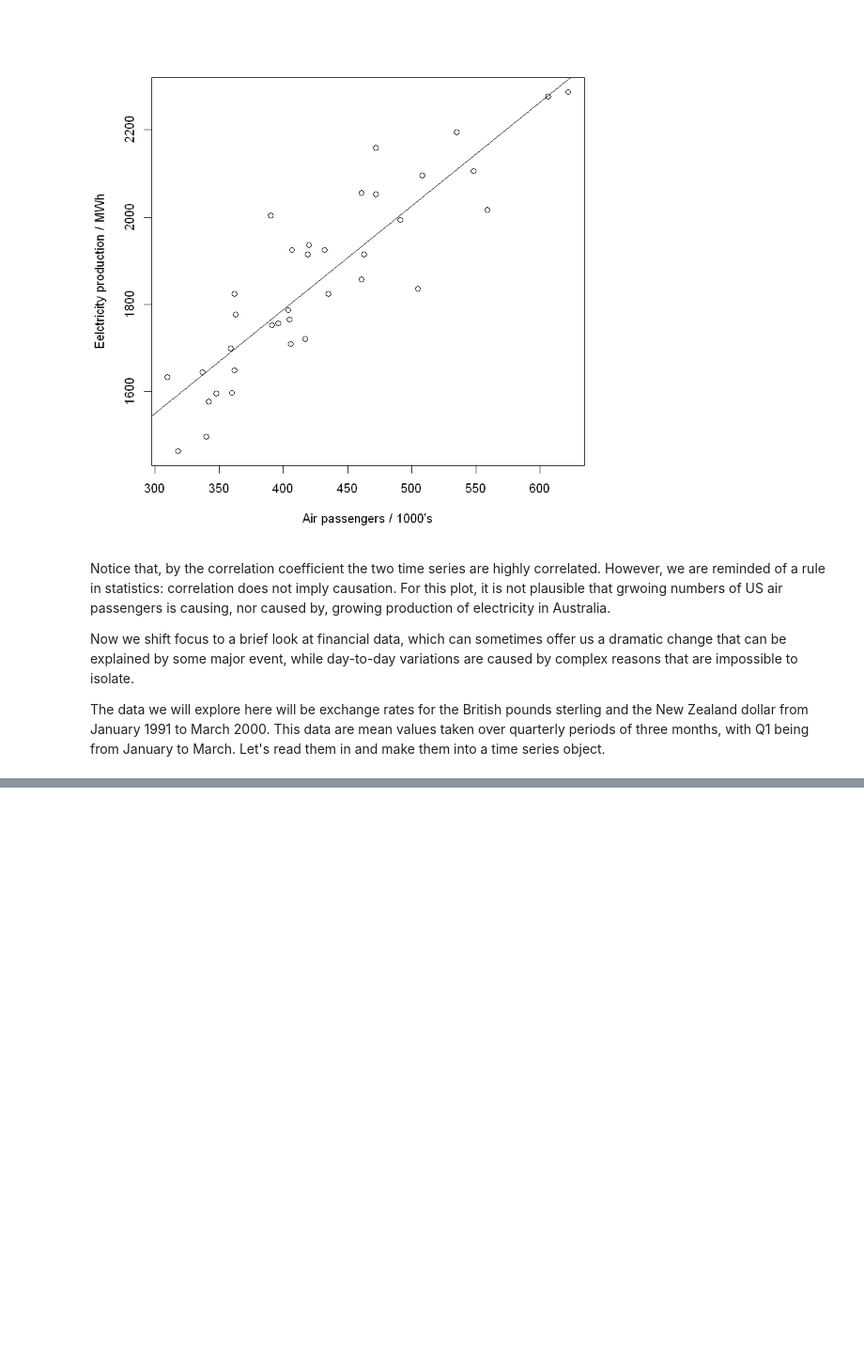
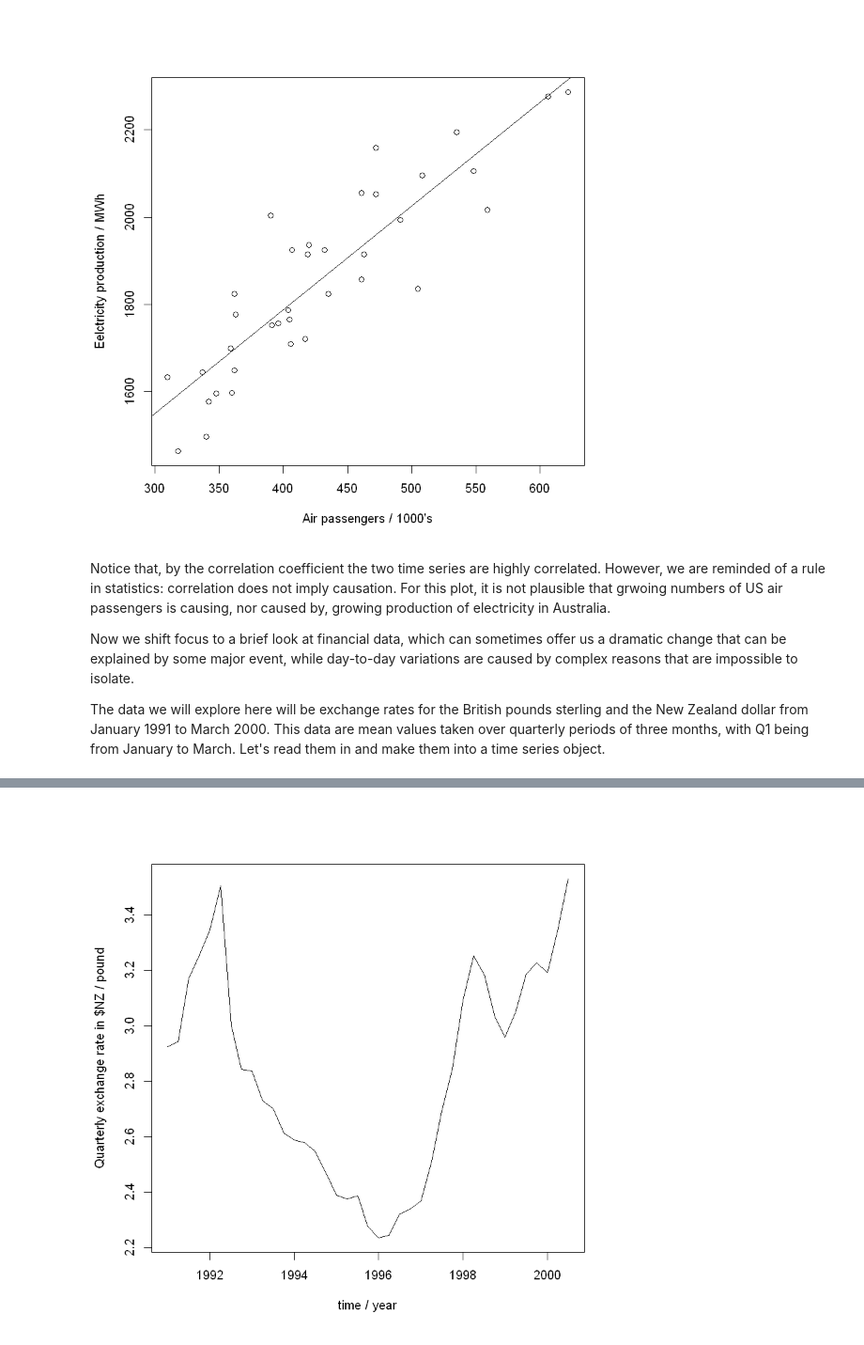
Before and after one commit to nellac77/Introductory_Time_Series_with_R_datasets, a Jupyter notebook: time_series_notebook_ch01.ipynb, the cells around one changed output, grey strips where cells are left out. Shown at 94% size. Cells and saved outputs as stored; diff of their text form; code cells hidden in the pictures; blank space fills up the shorter version.

```diff
--- a/time_series_notebook_ch01.ipynb
+++ b/time_series_notebook_ch01.ipynb
@@ -191,3 +191,7 @@ Notice that, by the correlation coefficient the two time series are highly corre
 Now we shift focus to a brief look at financial data, which can sometimes offer us a dramatic change that can be explained by some major event, while day-to-day variations are caused by complex reasons that are impossible to isolate.
 
 The data we will explore here will be exchange rates for the British pounds sterling and the New Zealand dollar from January 1991 to March 2000. This data are mean values taken over quarterly periods of three months, with Q1 being from January to March. Let's read them in and make them into a time series object.
+# %%
+www <- "pounds_nz.dat"
+Z <- read.table(www, header = TRUE)
+head(Z)
@@ -193,0 +206,6 @@ The data we will explore here will be exchange rates for the British pounds ster
+# %%
+Z.ts <- ts(Z, st = 1991, fr = 4)
+plot(Z.ts, xlab = "time / year",
+     ylab = "Quarterly exchange rate in $NZ / pound")
+# %% [output]
+[figure, added]
```
Also changed, not shown: parts of 30 cells of this notebook.
